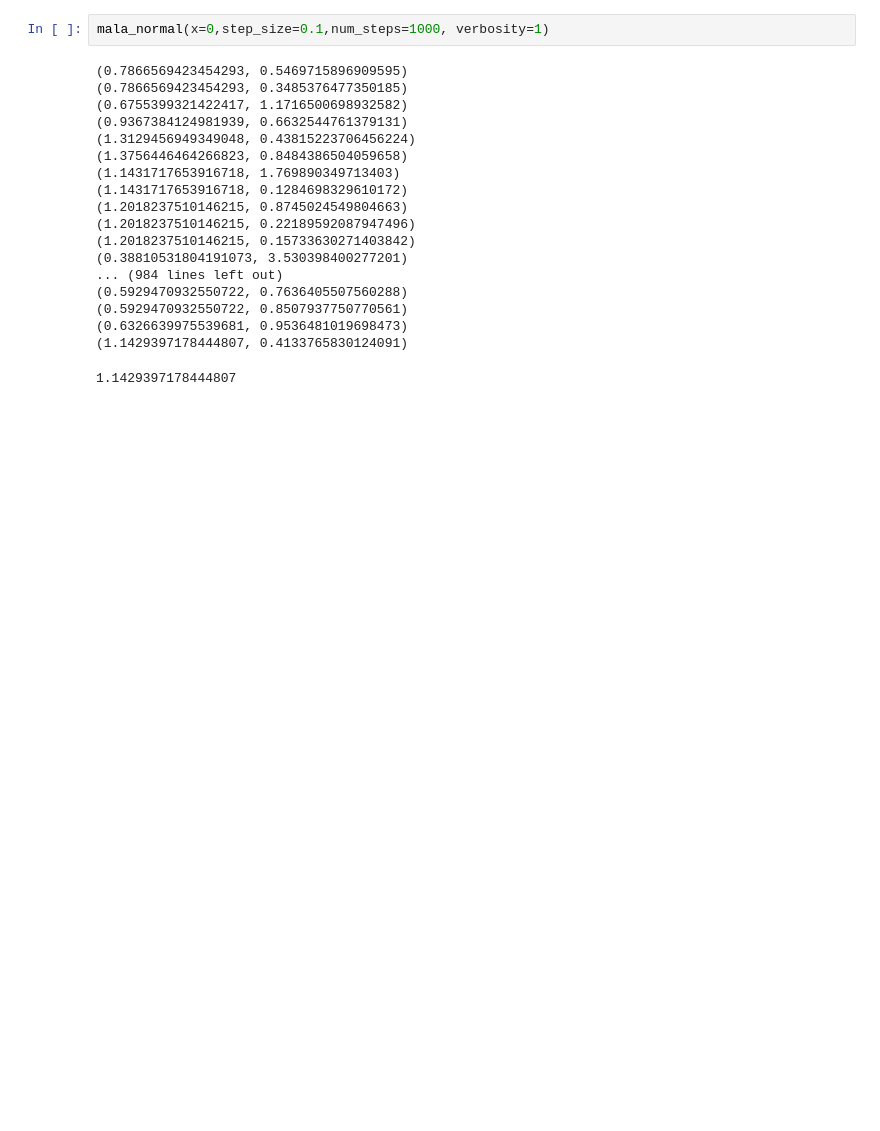
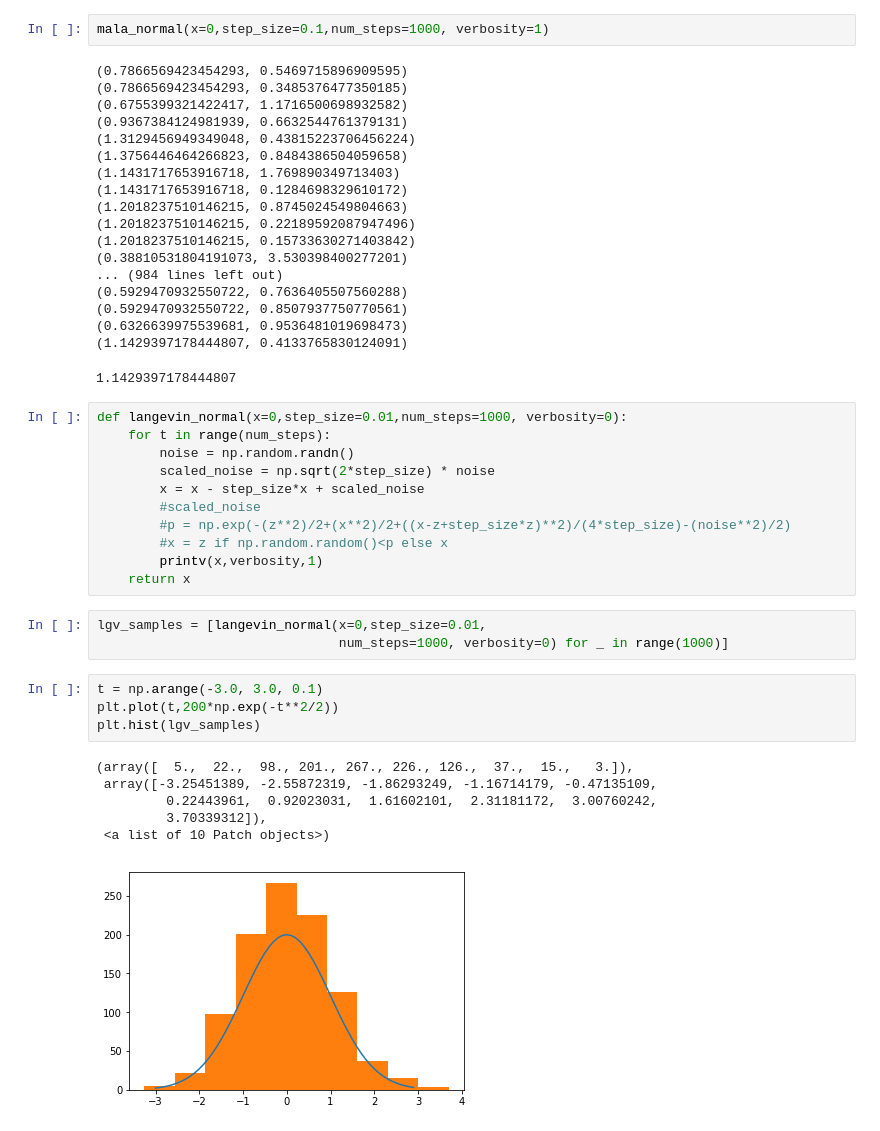
Before and after one commit to holdenlee/Online_Sampling, a Jupyter notebook: src/MarginalAccuracy-small.ipynb, the cells around one changed output. Saved outputs shown, nothing was run; the diff lists cells and outputs as text; blank space fills up the shorter version.

```diff
--- a/src/MarginalAccuracy-small.ipynb
+++ b/src/MarginalAccuracy-small.ipynb
@@ -435,3 +435,28 @@ mala_normal(x=0,step_size=0.1,num_steps=1000, verbosity=1)
 (0.6326639975539681, 0.9536481019698473)
 (1.1429397178444807, 0.4133765830124091)
 1.1429397178444807
+# %%
+def langevin_normal(x=0,step_size=0.01,num_steps=1000, verbosity=0):
+    for t in range(num_steps):
+        noise = np.random.randn()
+        scaled_noise = np.sqrt(2*step_size) * noise
+        x = x - step_size*x + scaled_noise
+        #scaled_noise
+        #p = np.exp(-(z**2)/2+(x**2)/2+((x-z+step_size*z)**2)/(4*step_size)-(noise**2)/2)
+        #x = z if np.random.random()<p else x
+        printv(x,verbosity,1)
+    return x
+# %%
+lgv_samples = [langevin_normal(x=0,step_size=0.01,
+                               num_steps=1000, verbosity=0) for _ in range(1000)]
+# %%
+t = np.arange(-3.0, 3.0, 0.1)
+plt.plot(t,200*np.exp(-t**2/2))
+plt.hist(lgv_samples)
+# %% [output]
+(array([  5.,  22.,  98., 201., 267., 226., 126.,  37.,  15.,   3.]),
+ array([-3.25451389, -2.55872319, -1.86293249, -1.16714179, -0.47135109,
+         0.22443961,  0.92023031,  1.61602101,  2.31181172,  3.00760242,
+         3.70339312]),
+ <a list of 10 Patch objects>)
+[figure, added]
```
Also changed, not shown: parts of 2 cells of this notebook, 7 other files.
